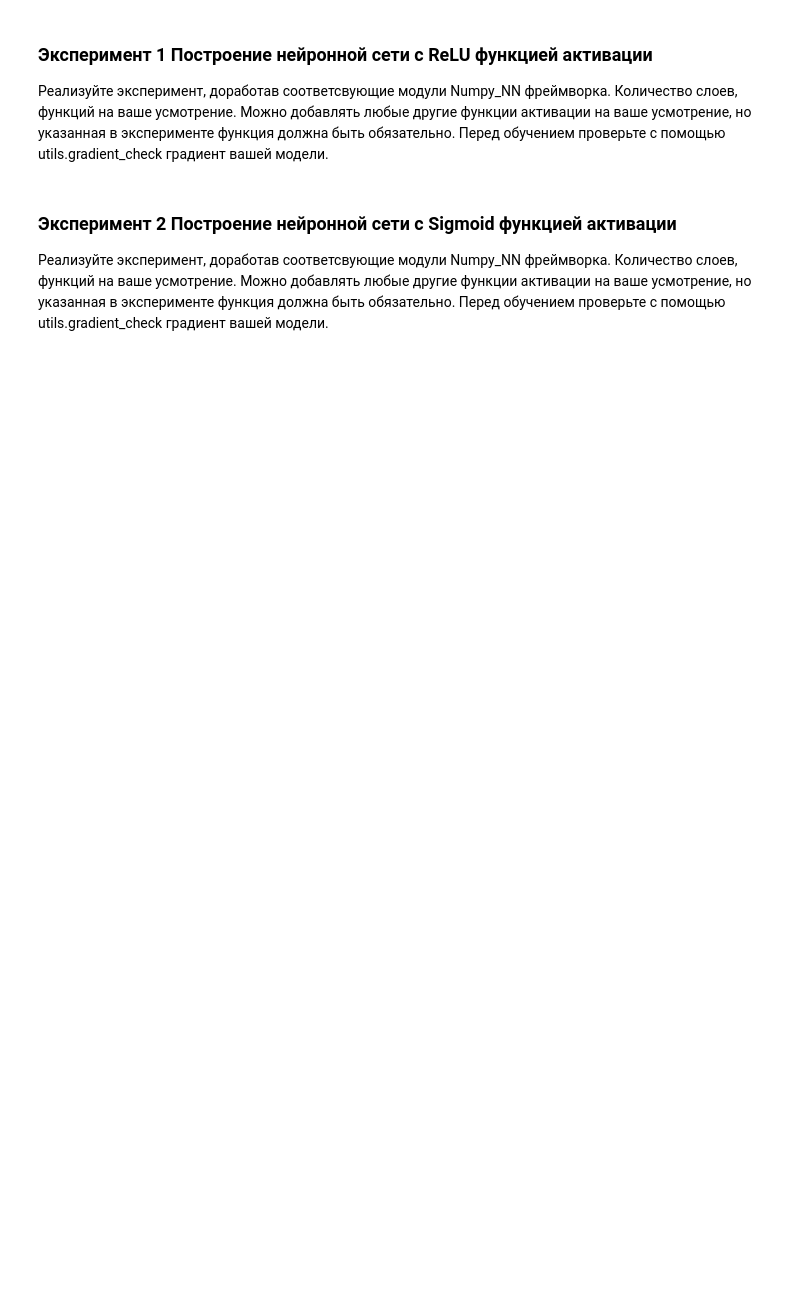
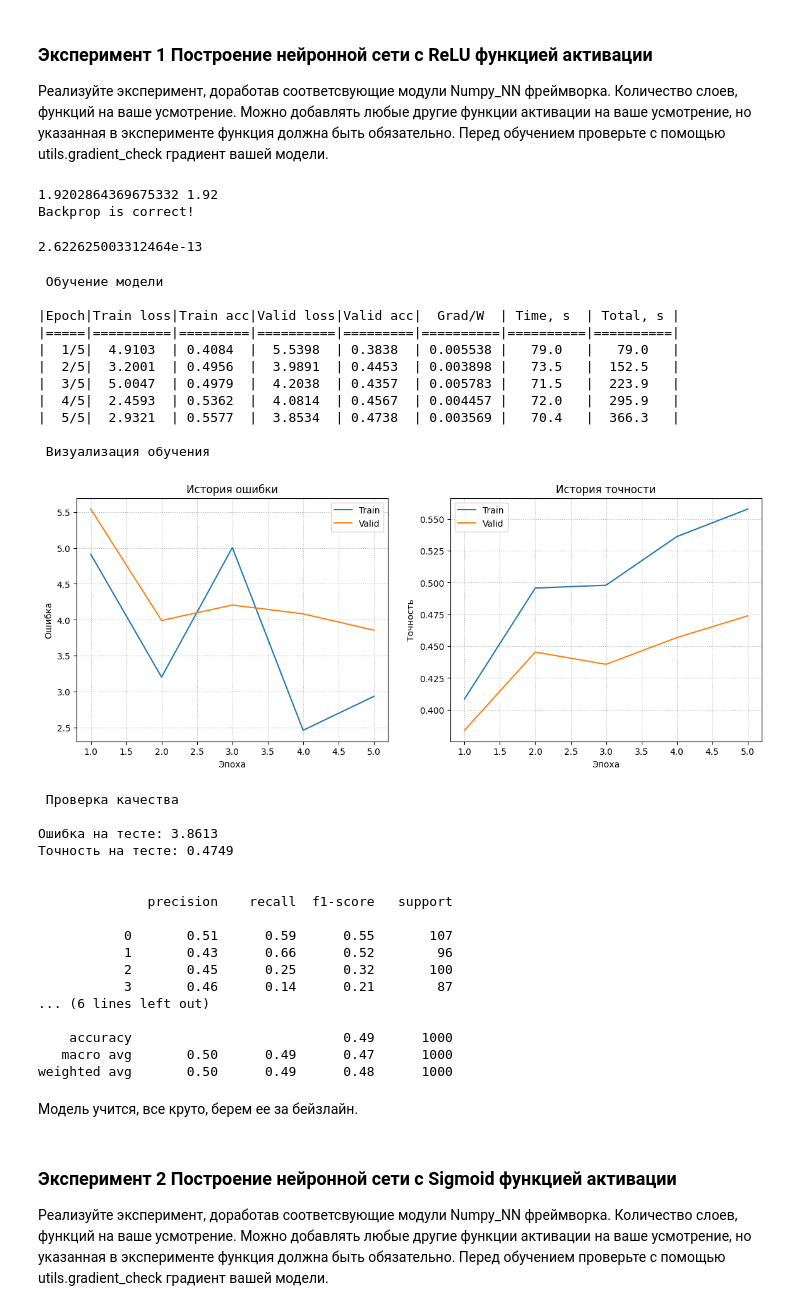
Before and after one commit to vvubbalubba/Numpy-NN-Framework, a Jupyter notebook: numpy_neural_net_HW.ipynb, the cells around one changed output. Saved outputs shown, nothing was run; the diff lists cells and outputs as text; code cells hidden in the pictures; blank space fills up the shorter version.

```diff
--- a/numpy_neural_net_HW.ipynb
+++ b/numpy_neural_net_HW.ipynb
@@ -39,0 +130,27 @@ importlib.reload(sequential)
+# %%
+# тестовый датасет
+
+with open("cifar-10-batches-py/test_batch", "rb") as f:
+    test_dataset = pickle.load(f, encoding="bytes")
+
+test_data = []
+for vec, label in zip(test_dataset[b'data'], test_dataset[b'labels']):
+    test_data.append((vec / 256, label))
+# %%
+# отнормируем все данные
+
+train_matrix = np.array([item[0] for item in train_data])
+D = np.var(train_matrix, axis=0)
+E = np.mean(train_matrix, axis=0)
+
+for ind in range(len(train_data)):
+    train_data[ind] = (train_data[ind][0] - E, train_data[ind][1])
+    train_data[ind] = (train_data[ind][0] / np.sqrt(D), train_data[ind][1])
+
+for ind in range(len(valid_data)):
+    valid_data[ind] = (valid_data[ind][0] - E, valid_data[ind][1])
+    valid_data[ind] = (valid_data[ind][0] / np.sqrt(D), valid_data[ind][1])
+
+for ind in range(len(test_data)):
+    test_data[ind] = (test_data[ind][0] - E, test_data[ind][1])
+    test_data[ind] = (test_data[ind][0] / np.sqrt(D), test_data[ind][1])
@@ -41,6 +213,56 @@ importlib.reload(sequential)
 ### Эксперимент 1 Построение нейронной сети с ReLU функцией активации
 
 Реализуйте эксперимент, доработав соответсвующие модули Numpy_NN фреймворка. Количество слоев, функций на ваше усмотрение. Можно добавлять любые другие функции активации на ваше усмотрение, но указанная в эксперименте функция должна быть обязательно. Перед обучением проверьте с помощью utils.gradient_check градиент вашей модели.
+# %%
+np.random.seed(42)
+
+model = Sequential(
+    Linear(3072, 768),
+    ReLU(),
+    Linear(768, 10)
+)
+# %%
+dataloader = Dataloader(train_data, batch_size=8)
+x, y = next(iter(dataloader))
+gradient_check(x, y, model)
+# %% [output]
+1.9202864369675332 1.92
+Backprop is correct!
+2.622625003312464e-13
+# %%
+experiment(train_data, valid_data, model, epochs=5, lr=1e-3, optim="Adam")
+# %% [output]
+ Обучение модели
+
+|Epoch|Train loss|Train acc|Valid loss|Valid acc|  Grad/W  | Time, s  | Total, s |
+|=====|==========|=========|==========|=========|==========|==========|==========|
+|  1/5|  4.9103  | 0.4084  |  5.5398  | 0.3838  | 0.005538 |   79.0   |   79.0   |
+|  2/5|  3.2001  | 0.4956  |  3.9891  | 0.4453  | 0.003898 |   73.5   |  152.5   |
+|  3/5|  5.0047  | 0.4979  |  4.2038  | 0.4357  | 0.005783 |   71.5   |  223.9   |
+|  4/5|  2.4593  | 0.5362  |  4.0814  | 0.4567  | 0.004457 |   72.0   |  295.9   |
+|  5/5|  2.9321  | 0.5577  |  3.8534  | 0.4738  | 0.003569 |   70.4   |  366.3   |
+
+ Визуализация обучения
+[figure, added]
+ Проверка качества
+
+Ошибка на тесте: 3.8613
+Точность на тесте: 0.4749
+
+
+              precision    recall  f1-score   support
+
+           0       0.51      0.59      0.55       107
+           1       0.43      0.66      0.52        96
+           2       0.45      0.25      0.32       100
+           3       0.46      0.14      0.21        87
+... (6 lines left out)
+
+    accuracy                           0.49      1000
+   macro avg       0.50      0.49      0.47      1000
+weighted avg       0.50      0.49      0.48      1000
+# %% [markdown]
+Модель учится, все круто, берем ее за бейзлайн.
 # %% [markdown]
 ### Эксперимент 2 Построение нейронной сети с Sigmoid функцией активации
 
```
Also changed, not shown: parts of 51 cells of this notebook, 18 other files.
